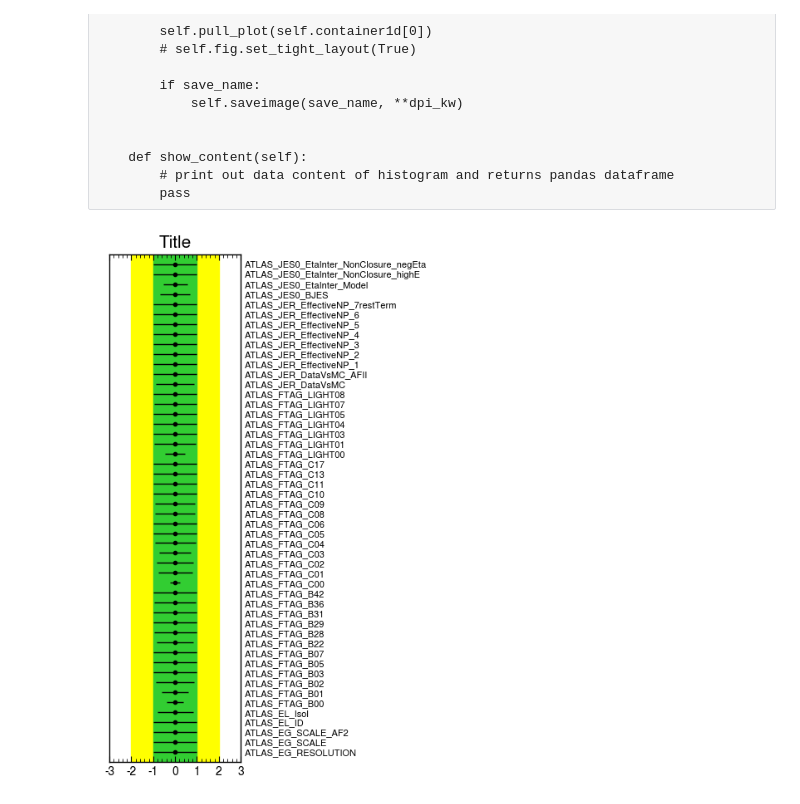
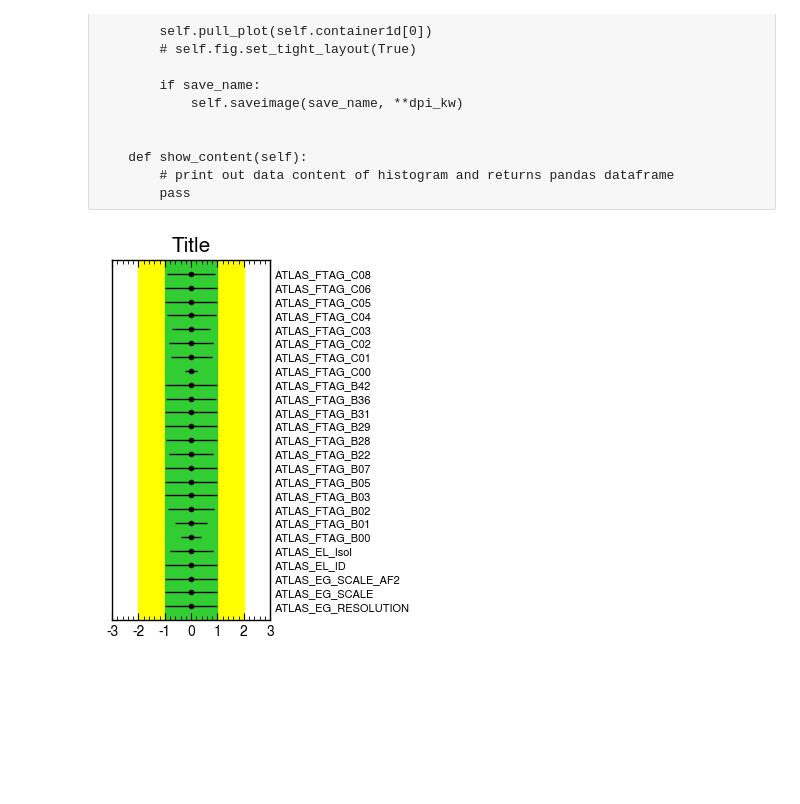
Before and after one commit to MoAly98/Pythium, a Jupyter notebook: plotting_misc/pythpullplot_test.ipynb, the cells around one changed output. Cells and saved outputs as stored; diff of their text form; code cells hidden in the pictures; blank space fills up the shorter version.

```diff
--- a/plotting_misc/pythpullplot_test.ipynb
+++ b/plotting_misc/pythpullplot_test.ipynb
@@ -371,8 +372,8 @@ class PythPullPlot(EmptyPlot):
         # print out data content of histogram and returns pandas dataframe
         pass
 # %%
-hist1 = PythPullPlot(data0.iloc[0:50,:], title="Title")
+hist1 = PythPullPlot(data0.iloc[0:25,:], title="Title")
 # hist1.set_rangex([-6, 11])
 hist1.display()
 # %% [output]
-[figure, old version]
+[figure, new version]
```
Also changed, not shown: parts of 1 cell of this notebook, 2 other files.
